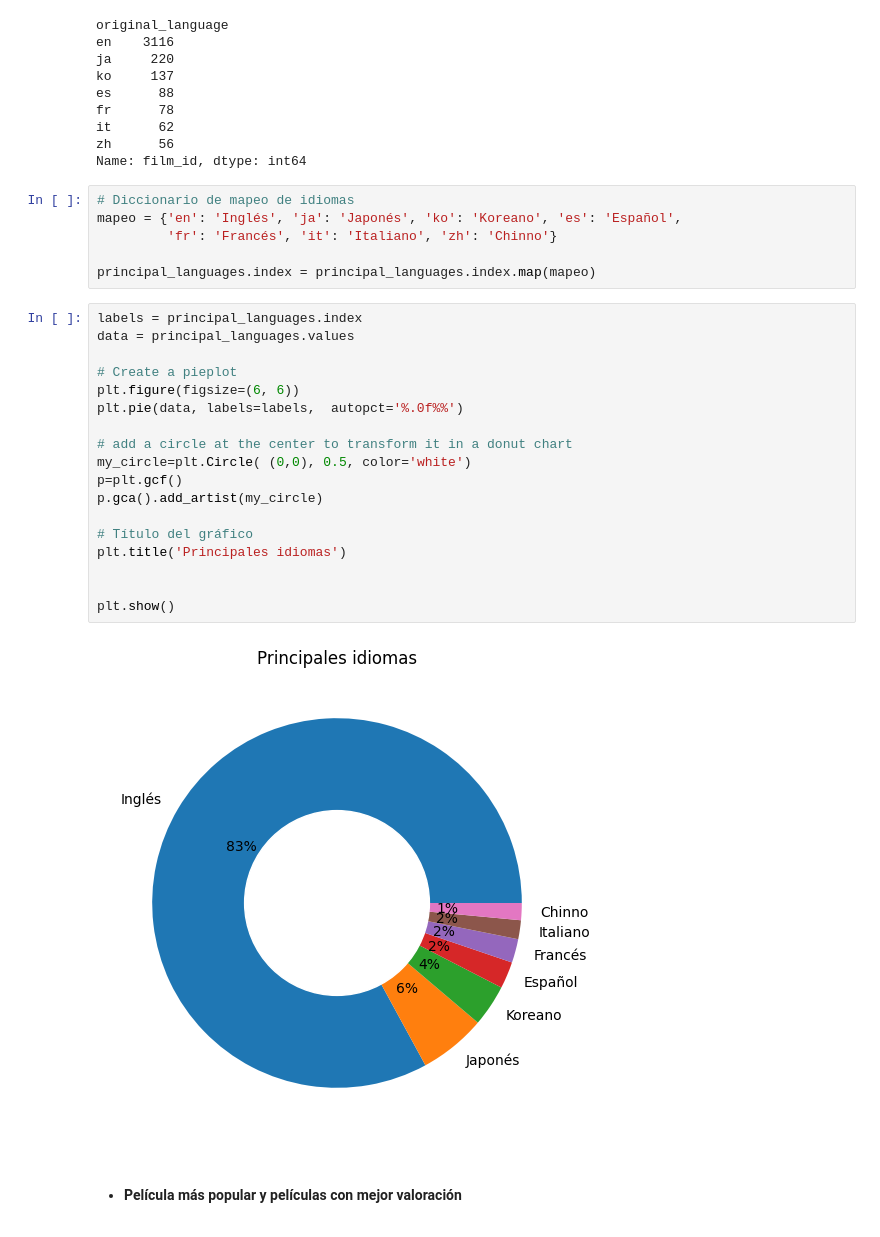
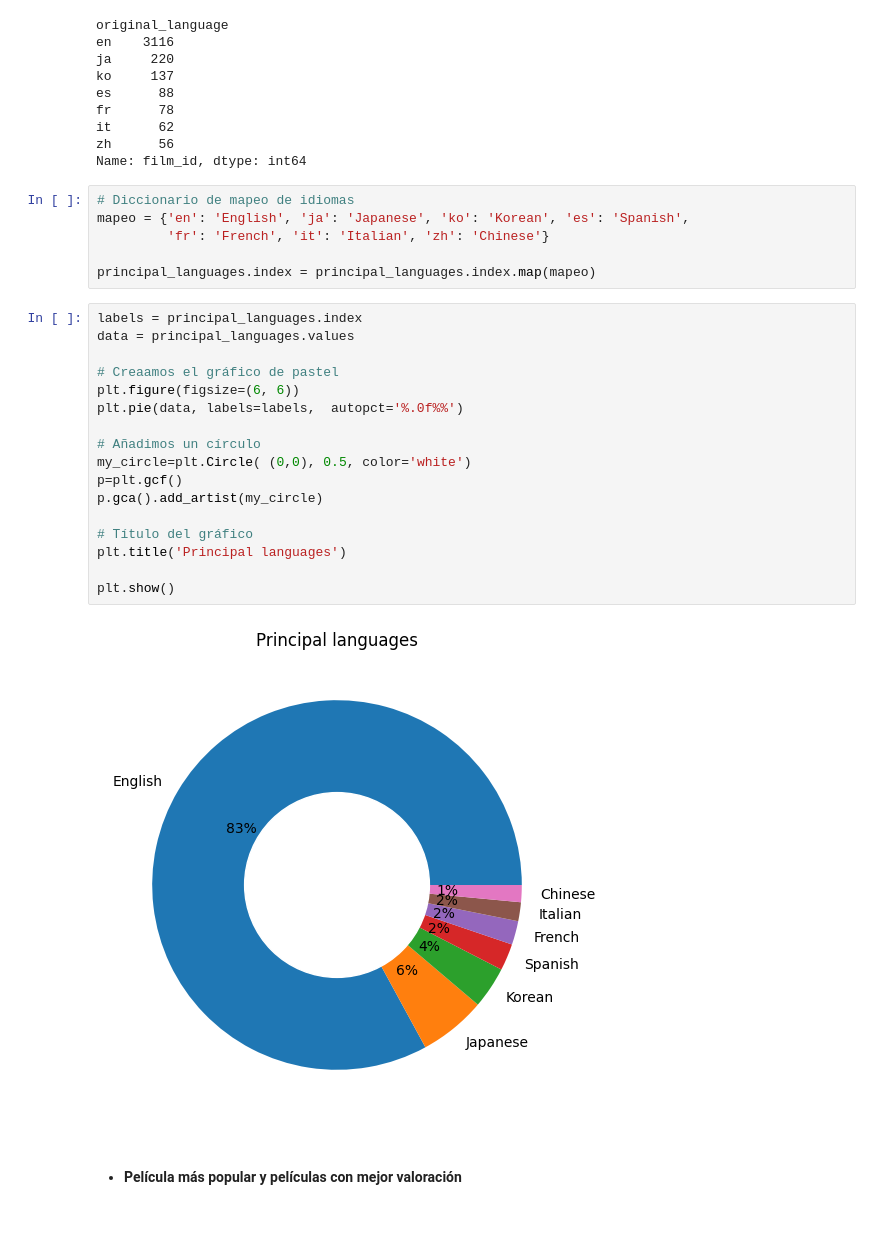
Before and after one commit to Jimme7/EDA-Films, a Jupyter notebook: src/Notebooks/Analysis_and_Visualizations.ipynb, the cells around one changed output. Drawn from its saved outputs; the diff is of its cells as text.

```diff
--- a/src/Notebooks/Analysis_and_Visualizations.ipynb
+++ b/src/Notebooks/Analysis_and_Visualizations.ipynb
@@ -70,30 +70,29 @@ zh      56
 Name: film_id, dtype: int64
 # %%
 # Diccionario de mapeo de idiomas
-mapeo = {'en': 'Inglés', 'ja': 'Japonés', 'ko': 'Koreano', 'es': 'Español',
-         'fr': 'Francés', 'it': 'Italiano', 'zh': 'Chinno'}
+mapeo = {'en': 'English', 'ja': 'Japanese', 'ko': 'Korean', 'es': 'Spanish',
+         'fr': 'French', 'it': 'Italian', 'zh': 'Chinese'}
 
 principal_languages.index = principal_languages.index.map(mapeo)
 # %%
 labels = principal_languages.index
 data = principal_languages.values
 
-# Create a pieplot
+# Creaamos el gráfico de pastel
 plt.figure(figsize=(6, 6))
 plt.pie(data, labels=labels,  autopct='%.0f%%')
 
-# add a circle at the center to transform it in a donut chart
+# Añadimos un círculo
 my_circle=plt.Circle( (0,0), 0.5, color='white')
 p=plt.gcf()
 p.gca().add_artist(my_circle)
 
 # Título del gráfico
-plt.title('Principales idiomas')
-
+plt.title('Principal languages')
 
 plt.show()
 # %% [output]
-[figure, old version]
+[figure, new version]
 # %% [markdown]
 - #### Película más popular y películas con mejor valoración
 # %%
```
Also changed, not shown: parts of 7 cells of this notebook.
